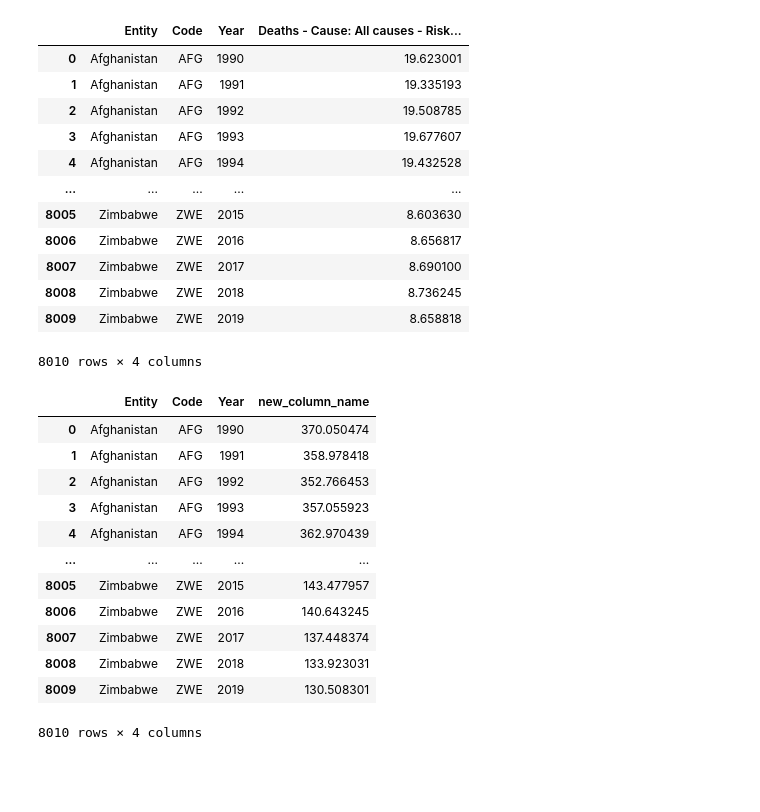
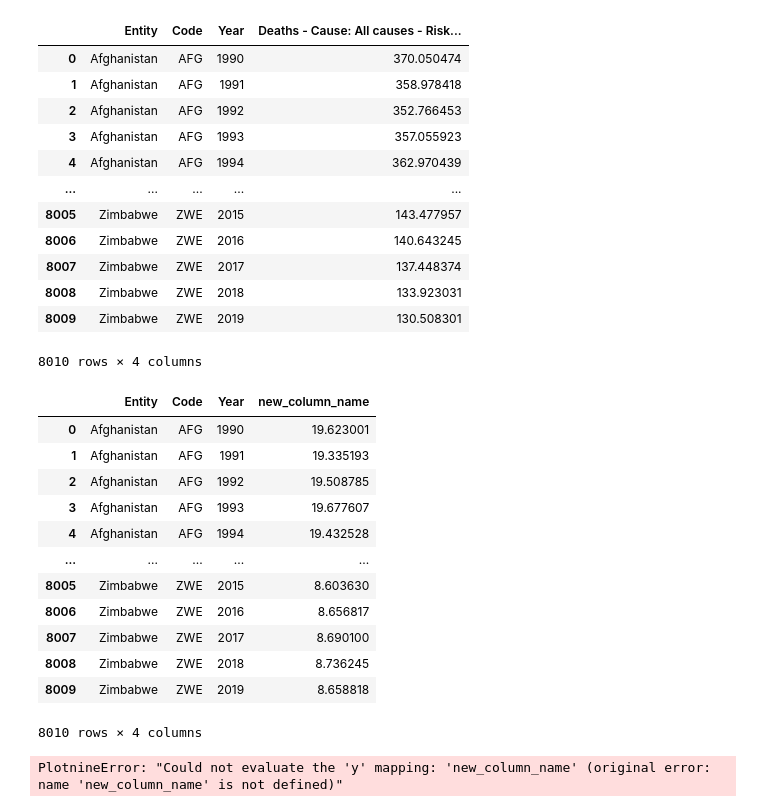
Before and after one commit to madhumsc/TidyTuesday, a Jupyter notebook: 2.ipynb, the cells around one changed output. Drawn from its saved outputs; the diff is of its cells as text; code cells hidden in the pictures; blank space fills up the shorter version.

```diff
--- a/2.ipynb
+++ b/2.ipynb
@@ -4,21 +4,21 @@ import plotnine as p9
 from palmerpenguins import load_penguins
 from plotnine import *
 # %%
-df = pd.read_csv("https://raw.githubusercontent.com/rfordatascience/tidytuesday/master/data/2022/2022-04-12/indoor_pollution.csv")
+df = pd.read_csv("https://raw.githubusercontent.com/rfordatascience/tidytuesday/master/data/2022/2022-04-12/death_source.csv")
 df
 # %% [output]
 |  | Entity | Code | Year | Deaths - Cause: All causes - Risk... |
-| 0 | Afghanistan | AFG | 1990 | 19.623001 |
-| 1 | Afghanistan | AFG | 1991 | 19.335193 |
-| 2 | Afghanistan | AFG | 1992 | 19.508785 |
-| 3 | Afghanistan | AFG | 1993 | 19.677607 |
-| 4 | Afghanistan | AFG | 1994 | 19.432528 |
+| 0 | Afghanistan | AFG | 1990 | 370.050474 |
+| 1 | Afghanistan | AFG | 1991 | 358.978418 |
+| 2 | Afghanistan | AFG | 1992 | 352.766453 |
+| 3 | Afghanistan | AFG | 1993 | 357.055923 |
+| 4 | Afghanistan | AFG | 1994 | 362.970439 |
 | ... | ... | ... | ... | ... |
-| 8005 | Zimbabwe | ZWE | 2015 | 8.603630 |
-| 8006 | Zimbabwe | ZWE | 2016 | 8.656817 |
-| 8007 | Zimbabwe | ZWE | 2017 | 8.690100 |
-| 8008 | Zimbabwe | ZWE | 2018 | 8.736245 |
-| 8009 | Zimbabwe | ZWE | 2019 | 8.658818 |
+| 8005 | Zimbabwe | ZWE | 2015 | 143.477957 |
+| 8006 | Zimbabwe | ZWE | 2016 | 140.643245 |
+| 8007 | Zimbabwe | ZWE | 2017 | 137.448374 |
+| 8008 | Zimbabwe | ZWE | 2018 | 133.923031 |
+| 8009 | Zimbabwe | ZWE | 2019 | 130.508301 |
 8010 rows × 4 columns
 # %%
 df = df.rename(columns={"Deaths - Cause: All causes - Risk: Household air pollution from solid fuels - Sex: Both - Age: Age-standardized (Percent)": "new_column_name"})
@@ -26,15 +26,38 @@ df = df.rename(columns={"Deaths - Cause: All causes - Risk: Household air pollut
 df
 # %% [output]
 |  | Entity | Code | Year | new_column_name |
-| 0 | Afghanistan | AFG | 1990 | 370.050474 |
-| 1 | Afghanistan | AFG | 1991 | 358.978418 |
-| 2 | Afghanistan | AFG | 1992 | 352.766453 |
-| 3 | Afghanistan | AFG | 1993 | 357.055923 |
-| 4 | Afghanistan | AFG | 1994 | 362.970439 |
+| 0 | Afghanistan | AFG | 1990 | 19.623001 |
+| 1 | Afghanistan | AFG | 1991 | 19.335193 |
+| 2 | Afghanistan | AFG | 1992 | 19.508785 |
+| 3 | Afghanistan | AFG | 1993 | 19.677607 |
+| 4 | Afghanistan | AFG | 1994 | 19.432528 |
 | ... | ... | ... | ... | ... |
-| 8005 | Zimbabwe | ZWE | 2015 | 143.477957 |
-| 8006 | Zimbabwe | ZWE | 2016 | 140.643245 |
-| 8007 | Zimbabwe | ZWE | 2017 | 137.448374 |
-| 8008 | Zimbabwe | ZWE | 2018 | 133.923031 |
-| 8009 | Zimbabwe | ZWE | 2019 | 130.508301 |
+| 8005 | Zimbabwe | ZWE | 2015 | 8.603630 |
+| 8006 | Zimbabwe | ZWE | 2016 | 8.656817 |
+| 8007 | Zimbabwe | ZWE | 2017 | 8.690100 |
+| 8008 | Zimbabwe | ZWE | 2018 | 8.736245 |
+| 8009 | Zimbabwe | ZWE | 2019 | 8.658818 |
 8010 rows × 4 columns
+# %%
+import pandas as pd
+from plotnine import *
+
+# Assuming you have the DataFrame with 8009 records named df
+
+# Assuming you have a mapping of countries to continents
+country_to_continent = {
+    'Afghanistan': 'Asia',
+    'Zimbabwe': 'Africa',
+    # Add more country-to-continent mappings as needed
+}
+
+# Add a new column 'Continent' based on the mapping
+df['Continent'] = df['Entity'].map(country_to_continent)
+
+# Create a ggplot chart
+ggplot(df, aes(x='Year', y='new_column_name', fill='Continent')) + \
+    geom_bar(stat='identity', position='dodge') + \
+    labs(title='Summary Statistic by Continent and Year', x='Year', y='Mean Value') + \
+    theme_minimal()
+# %% [output]
+PlotnineError: "Could not evaluate the 'y' mapping: 'new_column_name' (original error: name 'new_column_name' is not defined)"
```
Also changed, not shown: parts of 5 cells of this notebook, 2 other files.
